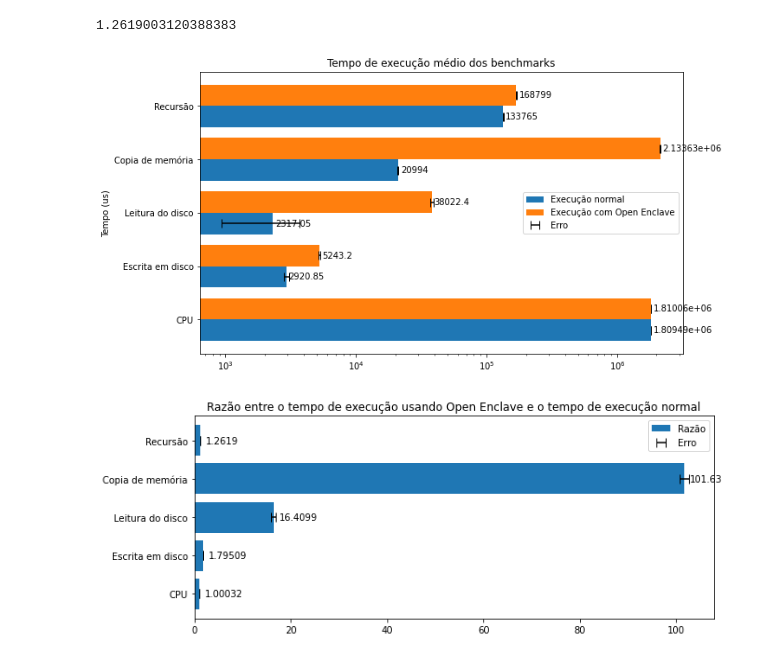
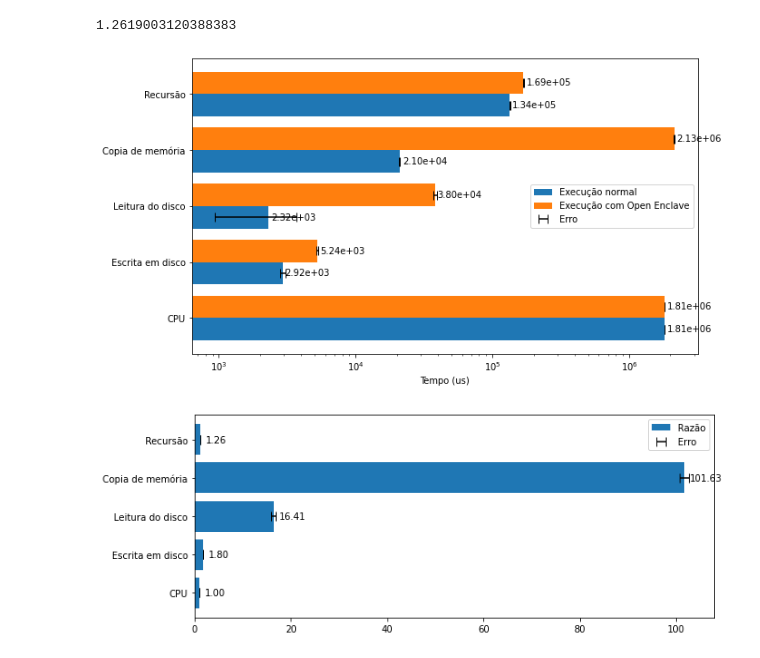
Before and after one commit to AndradeL/pfg-2021, a Jupyter notebook: data/benchmarks.ipynb, the cells around one changed output. Saved outputs shown, nothing was run; the diff lists cells and outputs as text; code cells hidden in the pictures.

Commit message:
Update plots

```diff
--- a/data/benchmarks.ipynb
+++ b/data/benchmarks.ipynb
@@ -59,38 +59,38 @@ enclave_means = [
 ]
 enclave_err = [
     2*np.std(e_cpu_times),
     2*np.std(e_diskw_times),
     2*np.std(e_diskr_times),
     2*np.std(e_mem_times),
     2*np.std(e_rec_times)
 ]
 
 x = np.arange(len(labels))
 width = 0.4
 
 fig, ax = plt.subplots()
 rects1 = ax.barh(x - width/2, normal_means, width, label='Execução normal')
 rects2 = ax.barh(x + width/2, enclave_means, width, label='Execução com Open Enclave')
 
 ax.errorbar(normal_means, x - width/2, xerr=normal_err, color='black', capsize=5, fmt=' ', label='Erro')
 ax.errorbar(enclave_means, x + width/2, xerr=enclave_err, color='black', capsize=5, fmt=' ')
 
 # Add some text for labels, title and custom x-axis tick labels, etc.
-ax.set_ylabel('Tempo (us)')
-ax.set_title('Tempo de execução médio dos benchmarks')
+ax.set_xlabel('Tempo (us)')
+# ax.set_title('Tempo de execução médio dos benchmarks')
 ax.set_yticks(x)
 ax.set_yticklabels(labels)
 ax.legend()
 
-ax.bar_label(rects1, padding=3)
-ax.bar_label(rects2, padding=3)
+ax.bar_label(rects1, padding=3, fmt='%.2e')
+ax.bar_label(rects2, padding=3, fmt='%.2e')
 ax.autoscale(True)
 fig.set_figwidth(10)
 fig.set_figheight(6)
 plt.xscale('log')
 plt.show()
 # %% [output]
-[figure, old version]
+[figure, new version]
 # %%
 means = np.divide(enclave_means, normal_means)
 
@@ -108,12 +108,12 @@ ax.errorbar(means, x, xerr=ratio_err, color='black', capsize=5, fmt=' ', label='
 
 fig.set_figwidth(10)
 # Add some text for labels, title and custom x-axis tick labels, etc.
-ax.set_title('Razão entre o tempo de execução usando Open Enclave e o tempo de execução normal')
+# ax.set_title('Razão entre o tempo de execução usando Open Enclave e o tempo de execução normal')
 ax.set_yticks(x)
 ax.set_yticklabels(labels)
-ax.bar_label(bars, padding=6)
+ax.bar_label(bars, padding=6, fmt='%.2f')
 
 ax.legend()
 plt.show()
 # %% [output]
-[figure, old version]
+[figure, new version]
```
Also changed, not shown: 21 other files.
